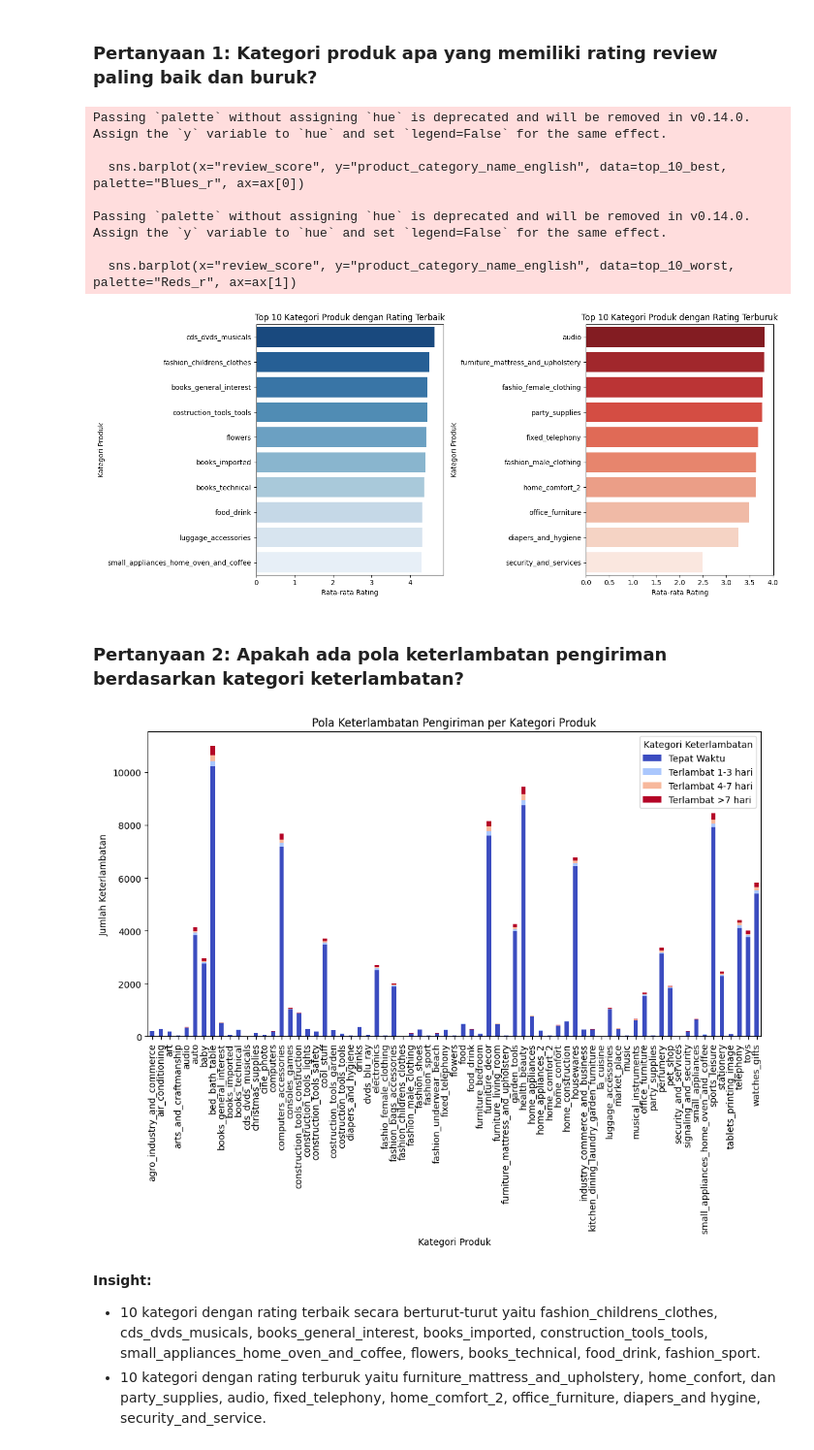
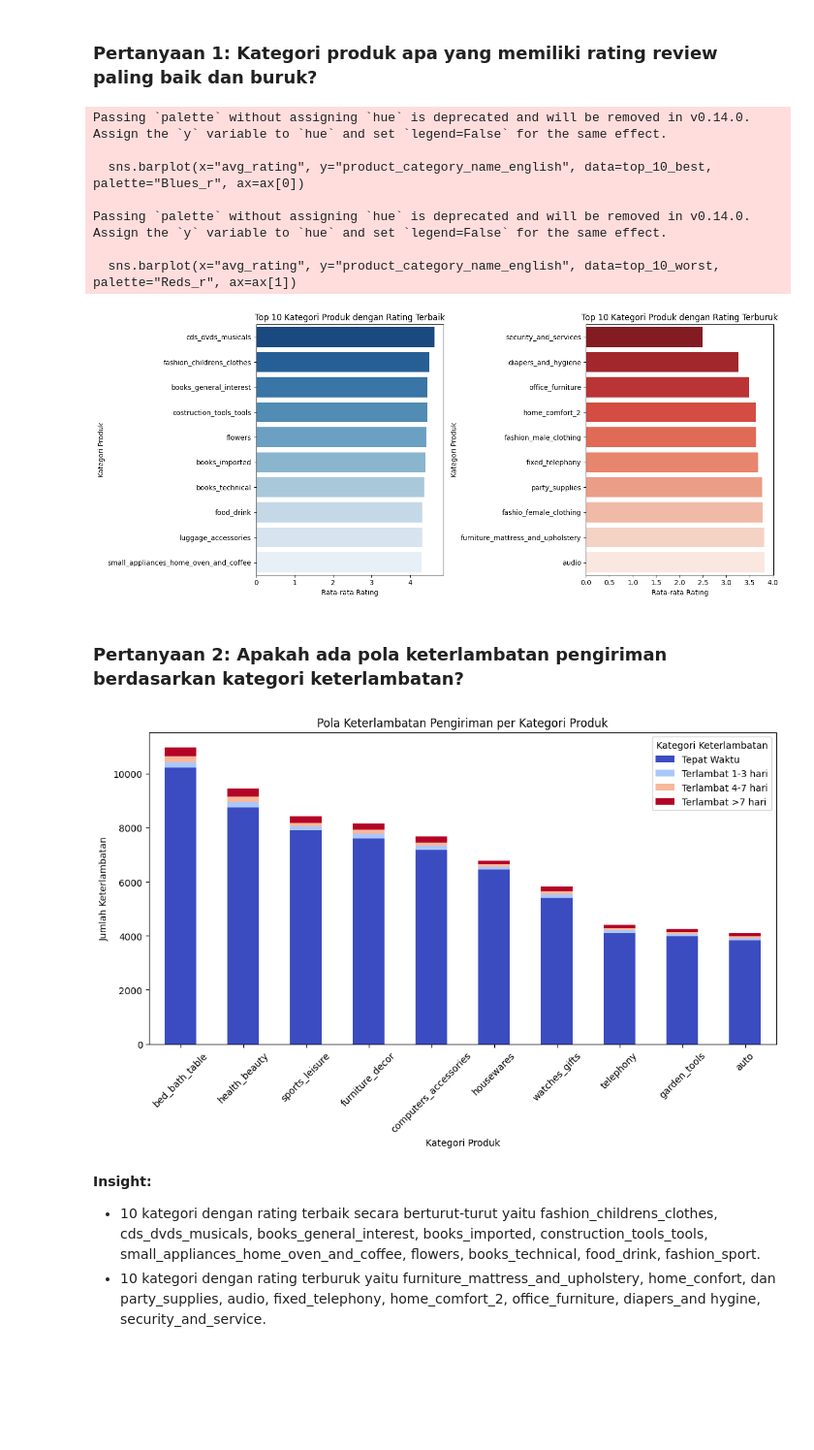
Before and after one commit to aryantiraihana/ecommerce-ml-dashboard, a Jupyter notebook: proyek_analisis_data.ipynb, the cells around one changed output. Shown at 97% size. Cells and saved outputs as stored; diff of their text form; code cells hidden in the pictures; blank space fills up the shorter version.

Commit message:
update exploratory, explanatory and visualization

```diff
--- a/proyek_analisis_data.ipynb
+++ b/proyek_analisis_data.ipynb
@@ -303,21 +448,21 @@ final_df = pd.read_csv("dashboard/final_data.csv")
 # %% [markdown]
 ### Pertanyaan 1: Kategori produk apa yang memiliki rating review paling baik dan buruk?
 # %%
-rating_per_category = final_df.groupby("product_category_name_english")["review_score"].mean().reset_index()
+rating_per_category = final_df.groupby("product_category_name_english").agg(
+    avg_rating=("review_score", "mean")
+).reset_index()
 
-rating_per_category = rating_per_category.sort_values(by="review_score", ascending=False)
-
-top_10_best = rating_per_category.head(10)
-top_10_worst = rating_per_category.tail(10)
+top_10_best = rating_per_category.sort_values(by="avg_rating", ascending=False).head(10)
+top_10_worst = rating_per_category.sort_values(by="avg_rating", ascending=True).head(10)
 
 fig, ax = plt.subplots(1, 2, figsize=(14, 6))
 
-sns.barplot(x="review_score", y="product_category_name_english", data=top_10_best, palette="Blues_r", ax=ax[0])
+sns.barplot(x="avg_rating", y="product_category_name_english", data=top_10_best, palette="Blues_r", ax=ax[0])
 ax[0].set_title("Top 10 Kategori Produk dengan Rating Terbaik")
 ax[0].set_xlabel("Rata-rata Rating")
 ax[0].set_ylabel("Kategori Produk")
 
-sns.barplot(x="review_score", y="product_category_name_english", data=top_10_worst, palette="Reds_r", ax=ax[1])
+sns.barplot(x="avg_rating", y="product_category_name_english", data=top_10_worst, palette="Reds_r", ax=ax[1])
 ax[1].set_title("Top 10 Kategori Produk dengan Rating Terburuk")
 ax[1].set_xlabel("Rata-rata Rating")
 ax[1].set_ylabel("Kategori Produk")
@@ -327,34 +472,49 @@ plt.show()
 # %% [output]
 Passing `palette` without assigning `hue` is deprecated and will be removed in v0.14.0. Assign the `y` variable to `hue` and set `legend=False` for the same effect.
 
-  sns.barplot(x="review_score", y="product_category_name_english", data=top_10_best, palette="Blues_r", ax=ax[0])
+  sns.barplot(x="avg_rating", y="product_category_name_english", data=top_10_best, palette="Blues_r", ax=ax[0])
 
 Passing `palette` without assigning `hue` is deprecated and will be removed in v0.14.0. Assign the `y` variable to `hue` and set `legend=False` for the same effect.
 
-  sns.barplot(x="review_score", y="product_category_name_english", data=top_10_worst, palette="Reds_r", ax=ax[1])
+  sns.barplot(x="avg_rating", y="product_category_name_english", data=top_10_worst, palette="Reds_r", ax=ax[1])
-[figure, old version]
+[figure, new version]
 # %% [markdown]
 ### Pertanyaan 2: Apakah ada pola keterlambatan pengiriman berdasarkan kategori keterlambatan?
 # %%
 final_df["order_delivered_customer_date"] = pd.to_datetime(final_df["order_delivered_customer_date"])
 final_df["order_estimated_delivery_date"] = pd.to_datetime(final_df["order_estimated_delivery_date"])
 
 final_df["delivery_delay_days"] = (final_df["order_delivered_customer_date"] - final_df["order_estimated_delivery_date"]).dt.days
 
 bins = [-999, 0, 3, 7, 999]
 labels = ["Tepat Waktu", "Terlambat 1-3 hari", "Terlambat 4-7 hari", "Terlambat >7 hari"]
 final_df["delivery_category"] = pd.cut(final_df["delivery_delay_days"], bins=bins, labels=labels)
 
-delay_counts = final_df.groupby(["product_category_name_english", "delivery_category"]).size().unstack()
+# by kategori keterlambatan
+delay_agg = final_df.groupby("delivery_category").agg(
+    total_orders=("order_id", "count")
+).reset_index()
 
-delay_counts.plot(kind="bar", stacked=True, figsize=(12, 6), colormap="coolwarm")
+# by kategori product
+delay_category_agg = final_df.groupby(["product_category_name_english", "delivery_category"]).agg(
+    total_orders=("order_id", "count")
+).reset_index()
+
+delay_counts = delay_category_agg.pivot(index="product_category_name_english", columns="delivery_category", values="total_orders").fillna(0)
+
+top_10_categories = delay_counts.sum(axis=1).nlargest(10).index
+delay_counts_top10 = delay_counts.loc[top_10_categories]
+
+# Plot
+delay_counts_top10.plot(kind="bar", stacked=True, figsize=(12, 6), colormap="coolwarm")
 plt.xlabel("Kategori Produk")
 plt.ylabel("Jumlah Keterlambatan")
 plt.title("Pola Keterlambatan Pengiriman per Kategori Produk")
 plt.legend(title="Kategori Keterlambatan")
+plt.xticks(rotation=45)
 plt.show()
 # %% [output]
-[figure, old version]
+[figure, new version]
 # %%
 !streamlit run dashboard/app.py
 # %% [markdown]
```
Also changed, not shown: parts of 13 cells of this notebook, 2 other files.
